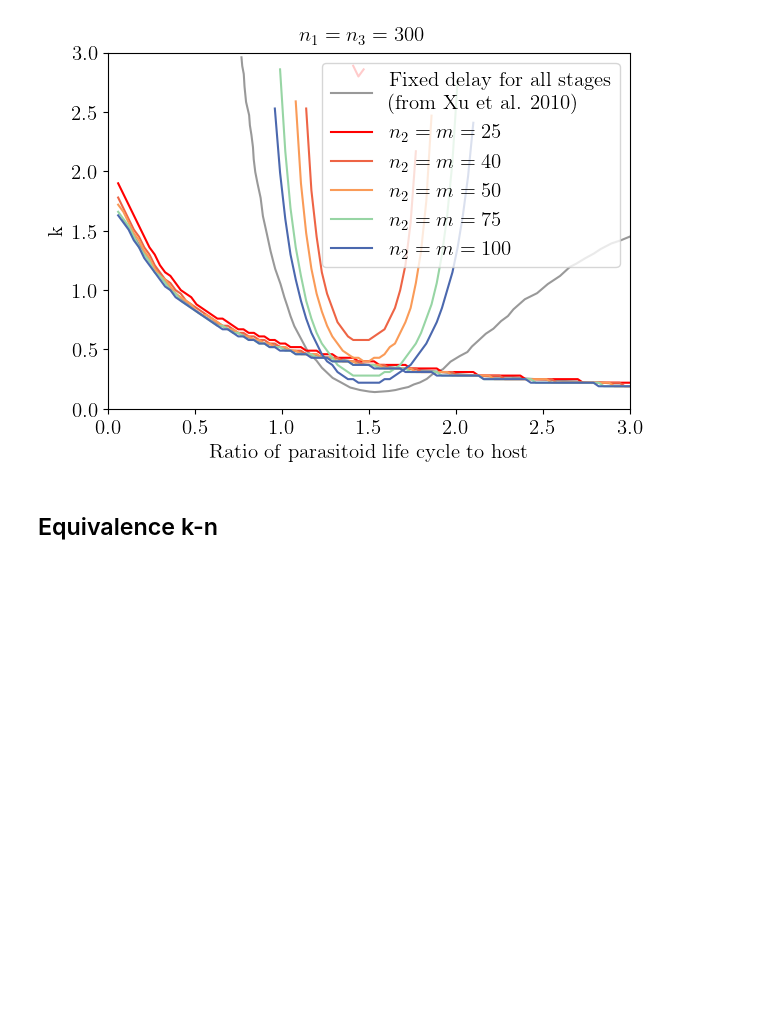
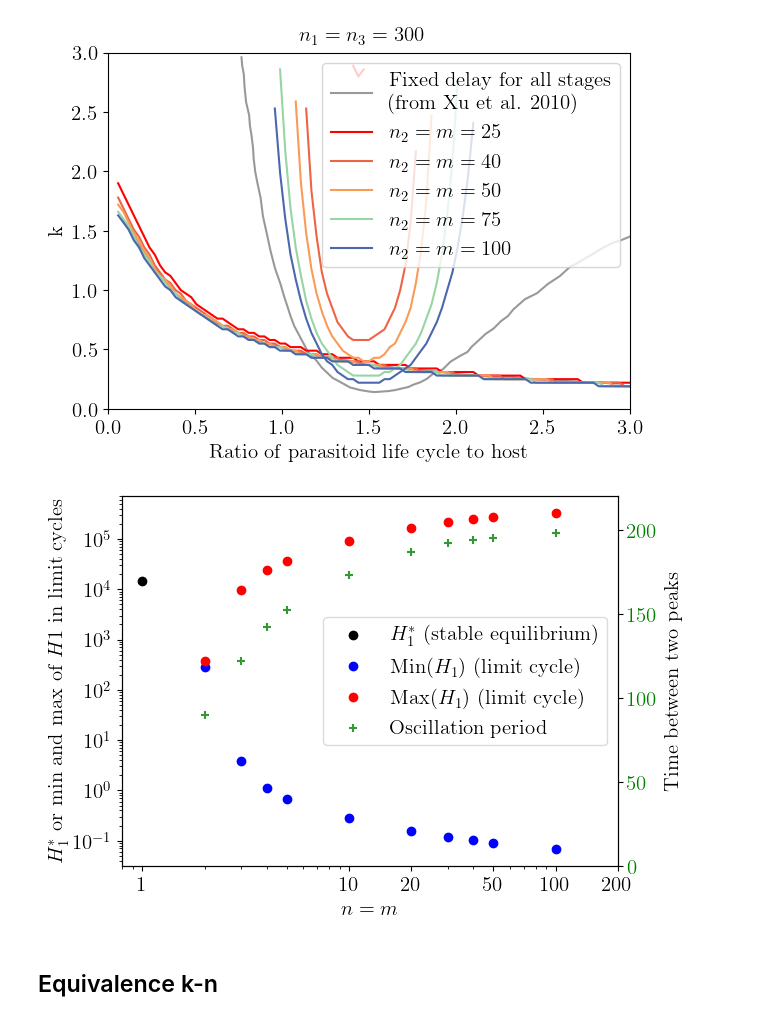
Before and after one commit to mdri00/Internship_2025_LCT, a Jupyter notebook: model_host_parasitoid/notebooks/Mathematica_data_analysis.ipynb, the cells around one changed output. Drawn from its saved outputs; the diff is of its cells as text; code cells hidden in the pictures; blank space fills up the shorter version.

Commit message:
suppl figure 4

```diff
--- a/model_host_parasitoid/notebooks/Mathematica_data_analysis.ipynb
+++ b/model_host_parasitoid/notebooks/Mathematica_data_analysis.ipynb
@@ -1290,62 +1290,77 @@ plt.close()
 # plt.show()
 # plt.close()
 # %%
-fig, ax1 = plt.subplots(figsize=(8, 6))
-ax1.set_xlabel(r"$CV \text{of maturation time} = \frac{1}{\sqrt{n}}$")
-ax1.set_ylabel(r"$H_1^*$")
+path_folder = rawDATA_DIR / "Godfray_bifurcation_diagram_n1_37_n3_55_other_Wearing"
+csv_file_data = "data.csv"
+
+fig, ax1 = plt.subplots()
+ax1.set_xlabel(r"$n = m$")
+ax1.set_ylabel(r"$H_1^*$ or min and max of $H1$ in limit cycles")
 
 ax2 = ax1.twinx()
 ax2.set_ylabel(r"Time between two peaks")
 ax2.tick_params(axis='y', labelcolor="green")
 
-nmValues = []
-with open('Bifurcation_diagram_Godfray_n1_37_n3_55other_Wearing/Godfray_LCT_alternative_nmRange.csv', newline="") as csvfile:
-    reader = csv.reader(csvfile)
-    for i,row in enumerate(reader):
-        nmValues.append((int(row[0]),int(row[0])))
-nmValues_array = np.array(nmValues)
+legend_undone1 = True
+legend_undone2 = True
+legend_undone3 = True
 
-# fractime_list = [] to plot fractime instead of scatter
-# CV_list = []
-with open('Bifurcation_diagram_Godfray_n1_37_n3_55other_Wearing/Godfray_LCT_alternative_curves.csv', newline="") as csvfile:
+with open(path_folder / csv_file_data, newline="") as csvfile:
     reader = csv.reader(csvfile)
     for i,row in enumerate(reader):
         ntemp = float(row[0])
         mtemp = float(row[1])
         stability = row[3]
         if stability == 'equilibrium':
             eq = float(row[2])
-            ax1.scatter(1/np.sqrt(ntemp),eq, color = "black")
+            ax1.scatter(ntemp,eq, color = "black", label = r"$H_1^*$ (stable equilibrium)")
         if stability == 'max':
             max = float(row[2])
-            ax1.scatter(1/np.sqrt(ntemp),max, color = "red", alpha = .5)
+            if legend_undone1 :
+                ax1.scatter(ntemp,max, color = "red", label = r"Max($H_1$) (limit cycle)")
+                legend_undone1 = False
+            else:
+                ax1.scatter(ntemp,max, color = "red")
         if stability == 'min and time between each peak':
             min = float(row[2])
-            fractime = float(row[4])
-            ax1.scatter(1/np.sqrt(ntemp),min, color = "blue", alpha = .5)
+            time = float(row[4])
+            if legend_undone2 :
+                ax1.scatter(ntemp,min, color = "blue",  label = r"Min($H_1$) (limit cycle)")
+                legend_undone2 = False
+            else:
+                ax1.scatter(ntemp,min, color = "blue")
             # fractime_list.append(fractime)
             # CV_list.append(1/np.sqrt(ntemp))
-            ax2.scatter(1/np.sqrt(ntemp), fractime, marker = "+", color = "green", alpha = .6)
+            if legend_undone3 :
+                ax2.scatter(ntemp, time, marker = "+", color = "green", alpha = .8, label = "Oscillation period")
+                legend_undone3 = False
+            else:
+                ax2.scatter(ntemp, time, marker = "+", color = "green", alpha = .8)
+
+# leg = ax1.legend()
+# # leg2 = ax2.legend()
+handles, labels = ax1.get_legend_handles_labels()
+handles2, labels2 = ax2.get_legend_handles_labels()
+handles.append(handles2[0])
+labels.append(labels2)
+plt.legend(handles=handles, loc='center right', framealpha = .7) # HANDLES WILL BE USED IN NEXT NOTEBOOK CELL
+
+
+# plt.legend(leg.get_patches()+leg2.get_handles(),
+#            [text.get_text() for text in leg.get_texts()+leg2.get_texts()],
+#            loc='best', fancybox=False, framealpha=.7)
 
 #ax2.plot(CV_list, fractime_list, color = "green", alpha = .6)
-fig.suptitle("Bifurcation diagram of Godfray1989 system with LCT (Wearing 2004 parameters)")
 ax1.set_xscale("log")
 ax1.set_yscale("log")
+ax2.set_ylim(0,220)
+ax1.set_xticks([1,10,20,50,100,200],[1,10,20,50,100,200])
 
 
-f = lambda x: 1/(x**2)
-g = lambda x: 1/np.sqrt(x)
-ax3 = ax1.secondary_xaxis("top", functions=(f,g))
-ax3.set_xlabel("n2 = m")
-
-
-ax3.set_xticks([100,10,1],[100,10,1])
-ax1.set_xticks([0.1,0.5, 1],[0.1, 0.5, 1])
-
-ax2.set_ylim(0,350)
-
-#plt.yscale("log")
-plt.savefig("Bifurcation_diagram_Godfray1989_Wearing.svg")
+plt.savefig(FIG_DIR / "Godfray_bifurcation_diagram_Wearing-par.pdf")
 plt.show()
+plt.close()
+# %% [output]
+[figure, added]
 # %% [markdown]
 ## Equivalence k-n
```
Also changed, not shown: parts of 1 cell of this notebook, 8 other files.
